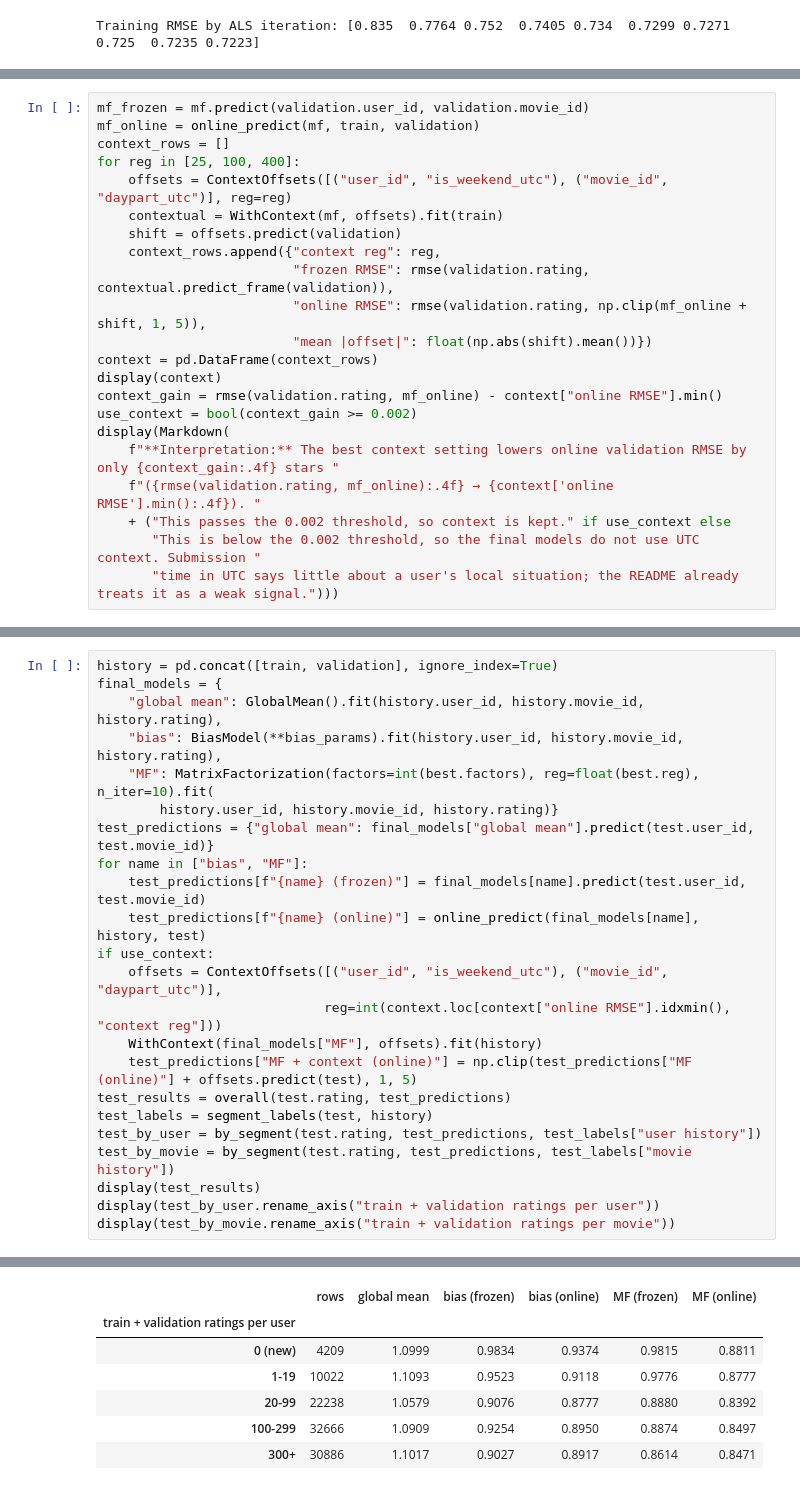
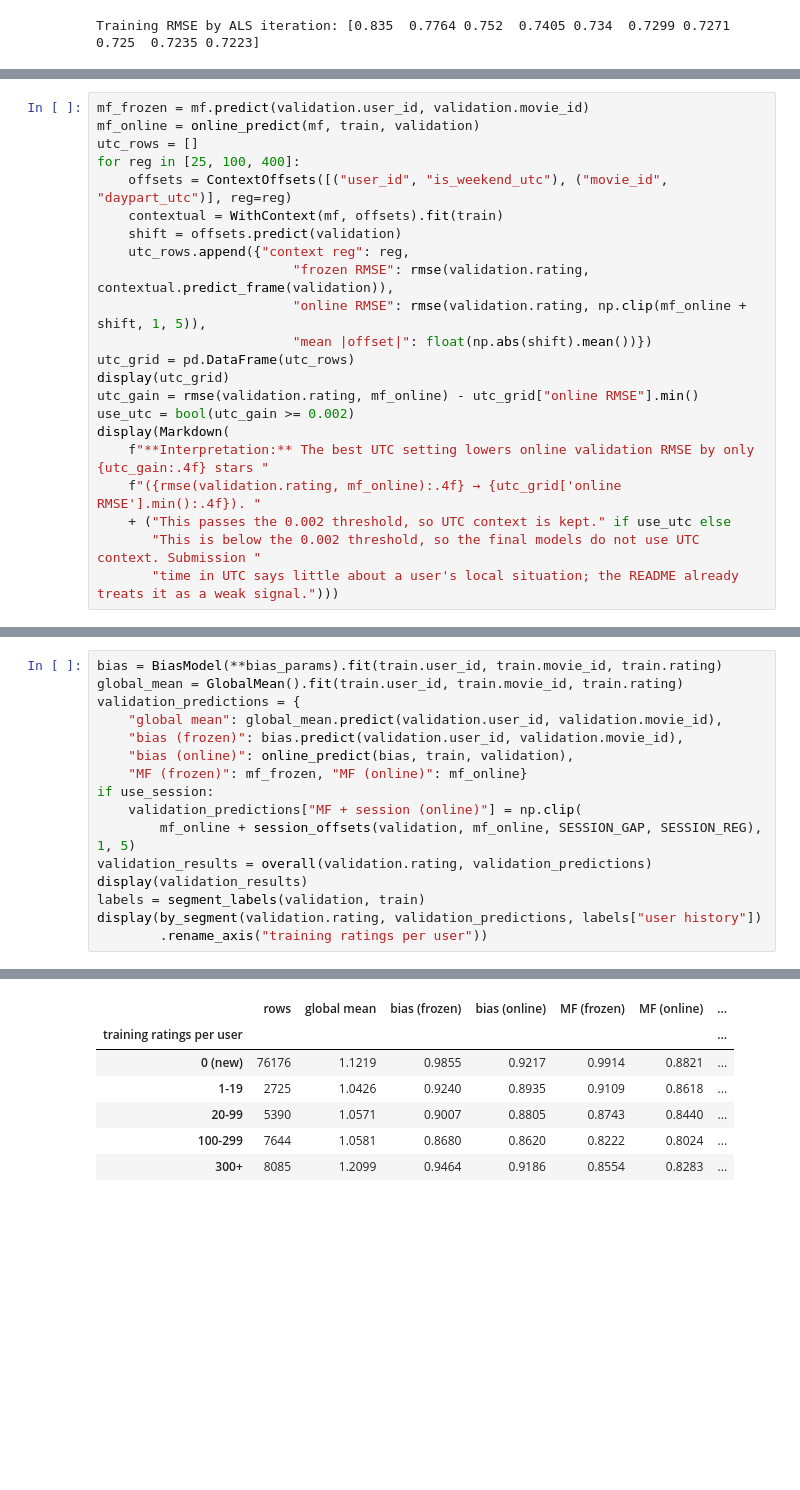
Before and after one commit to zaeem886/cinecue, a Jupyter notebook: notebooks/05_matrix_factorization.ipynb, the cells around one changed output, grey strips where cells are left out. Drawn from its saved outputs; the diff is of its cells as text; blank space fills up the shorter version.

```diff
--- a/notebooks/05_matrix_factorization.ipynb
+++ b/notebooks/05_matrix_factorization.ipynb
@@ -135,23 +139,23 @@ parameters.
 # %%
 mf_frozen = mf.predict(validation.user_id, validation.movie_id)
 mf_online = online_predict(mf, train, validation)
-context_rows = []
+utc_rows = []
 for reg in [25, 100, 400]:
     offsets = ContextOffsets([("user_id", "is_weekend_utc"), ("movie_id", "daypart_utc")], reg=reg)
     contextual = WithContext(mf, offsets).fit(train)
     shift = offsets.predict(validation)
-    context_rows.append({"context reg": reg,
+    utc_rows.append({"context reg": reg,
                          "frozen RMSE": rmse(validation.rating, contextual.predict_frame(validation)),
                          "online RMSE": rmse(validation.rating, np.clip(mf_online + shift, 1, 5)),
                          "mean |offset|": float(np.abs(shift).mean())})
-context = pd.DataFrame(context_rows)
-display(context)
-context_gain = rmse(validation.rating, mf_online) - context["online RMSE"].min()
-use_context = bool(context_gain >= 0.002)
+utc_grid = pd.DataFrame(utc_rows)
+display(utc_grid)
+utc_gain = rmse(validation.rating, mf_online) - utc_grid["online RMSE"].min()
+use_utc = bool(utc_gain >= 0.002)
 display(Markdown(
-    f"**Interpretation:** The best context setting lowers online validation RMSE by only {context_gain:.4f} stars "
-    f"({rmse(validation.rating, mf_online):.4f} → {context['online RMSE'].min():.4f}). "
-    + ("This passes the 0.002 threshold, so context is kept." if use_context else
+    f"**Interpretation:** The best UTC setting lowers online validation RMSE by only {utc_gain:.4f} stars "
+    f"({rmse(validation.rating, mf_online):.4f} → {utc_grid['online RMSE'].min():.4f}). "
+    + ("This passes the 0.002 threshold, so UTC context is kept." if use_utc else
        "This is below the 0.002 threshold, so the final models do not use UTC context. Submission "
        "time in UTC says little about a user's local situation; the README already treats it as a weak signal.")))
 # %% [output]
@@ -198,25 +219,18 @@ may use train + validation plus the same user's earlier test ratings.
 # %%
-history = pd.concat([train, validation], ignore_index=True)
-final_models = {
-    "global mean": GlobalMean().fit(history.user_id, history.movie_id, history.rating),
-    "bias": BiasModel(**bias_params).fit(history.user_id, history.movie_id, history.rating),
-    "MF": MatrixFactorization(factors=int(best.factors), reg=float(best.reg), n_iter=10).fit(
-        history.user_id, history.movie_id, history.rating)}
-test_predictions = {"global mean": final_models["global mean"].predict(test.user_id, test.movie_id)}
-for name in ["bias", "MF"]:
-    test_predictions[f"{name} (frozen)"] = final_models[name].predict(test.user_id, test.movie_id)
-    test_predictions[f"{name} (online)"] = online_predict(final_models[name], history, test)
-if use_context:
-    offsets = ContextOffsets([("user_id", "is_weekend_utc"), ("movie_id", "daypart_utc")],
-                             reg=int(context.loc[context["online RMSE"].idxmin(), "context reg"]))
-    WithContext(final_models["MF"], offsets).fit(history)
-    test_predictions["MF + context (online)"] = np.clip(test_predictions["MF (online)"] + offsets.predict(test), 1, 5)
-test_results = overall(test.rating, test_predictions)
-test_labels = segment_labels(test, history)
-test_by_user = by_segment(test.rating, test_predictions, test_labels["user history"])
-test_by_movie = by_segment(test.rating, test_predictions, test_labels["movie history"])
-display(test_results)
-display(test_by_user.rename_axis("train + validation ratings per user"))
-display(test_by_movie.rename_axis("train + validation ratings per movie"))
+bias = BiasModel(**bias_params).fit(train.user_id, train.movie_id, train.rating)
+global_mean = GlobalMean().fit(train.user_id, train.movie_id, train.rating)
+validation_predictions = {
+    "global mean": global_mean.predict(validation.user_id, validation.movie_id),
+    "bias (frozen)": bias.predict(validation.user_id, validation.movie_id),
+    "bias (online)": online_predict(bias, train, validation),
+    "MF (frozen)": mf_frozen, "MF (online)": mf_online}
+if use_session:
+    validation_predictions["MF + session (online)"] = np.clip(
+        mf_online + session_offsets(validation, mf_online, SESSION_GAP, SESSION_REG), 1, 5)
+validation_results = overall(validation.rating, validation_predictions)
+display(validation_results)
+labels = segment_labels(validation, train)
+display(by_segment(validation.rating, validation_predictions, labels["user history"])
+        .rename_axis("training ratings per user"))
 # %% [output]
 |  | RMSE | MAE |
@@ -228,7 +243,7 @@ display(test_by_movie.rename_axis("train + validation ratings per movie"))
-|  | rows | global mean | bias (frozen) | bias (online) | MF (frozen) | MF (online) |
-| train + validation ratings per user |  |  |  |  |  |  |
-| 0 (new) | 4209 | 1.0999 | 0.9834 | 0.9374 | 0.9815 | 0.8811 |
-| 1-19 | 10022 | 1.1093 | 0.9523 | 0.9118 | 0.9776 | 0.8777 |
-| 20-99 | 22238 | 1.0579 | 0.9076 | 0.8777 | 0.8880 | 0.8392 |
-| 100-299 | 32666 | 1.0909 | 0.9254 | 0.8950 | 0.8874 | 0.8497 |
-| 300+ | 30886 | 1.1017 | 0.9027 | 0.8917 | 0.8614 | 0.8471 |
+|  | rows | global mean | bias (frozen) | bias (online) | MF (frozen) | MF (online) | ... |
+| training ratings per user |  |  |  |  |  |  | ... |
+| 0 (new) | 76176 | 1.1219 | 0.9855 | 0.9217 | 0.9914 | 0.8821 | ... |
+| 1-19 | 2725 | 1.0426 | 0.9240 | 0.8935 | 0.9109 | 0.8618 | ... |
+| 20-99 | 5390 | 1.0571 | 0.9007 | 0.8805 | 0.8743 | 0.8440 | ... |
+| 100-299 | 7644 | 1.0581 | 0.8680 | 0.8620 | 0.8222 | 0.8024 | ... |
+| 300+ | 8085 | 1.2099 | 0.9464 | 0.9186 | 0.8554 | 0.8283 | ... |
```
Also changed, not shown: parts of 17 cells of this notebook.
